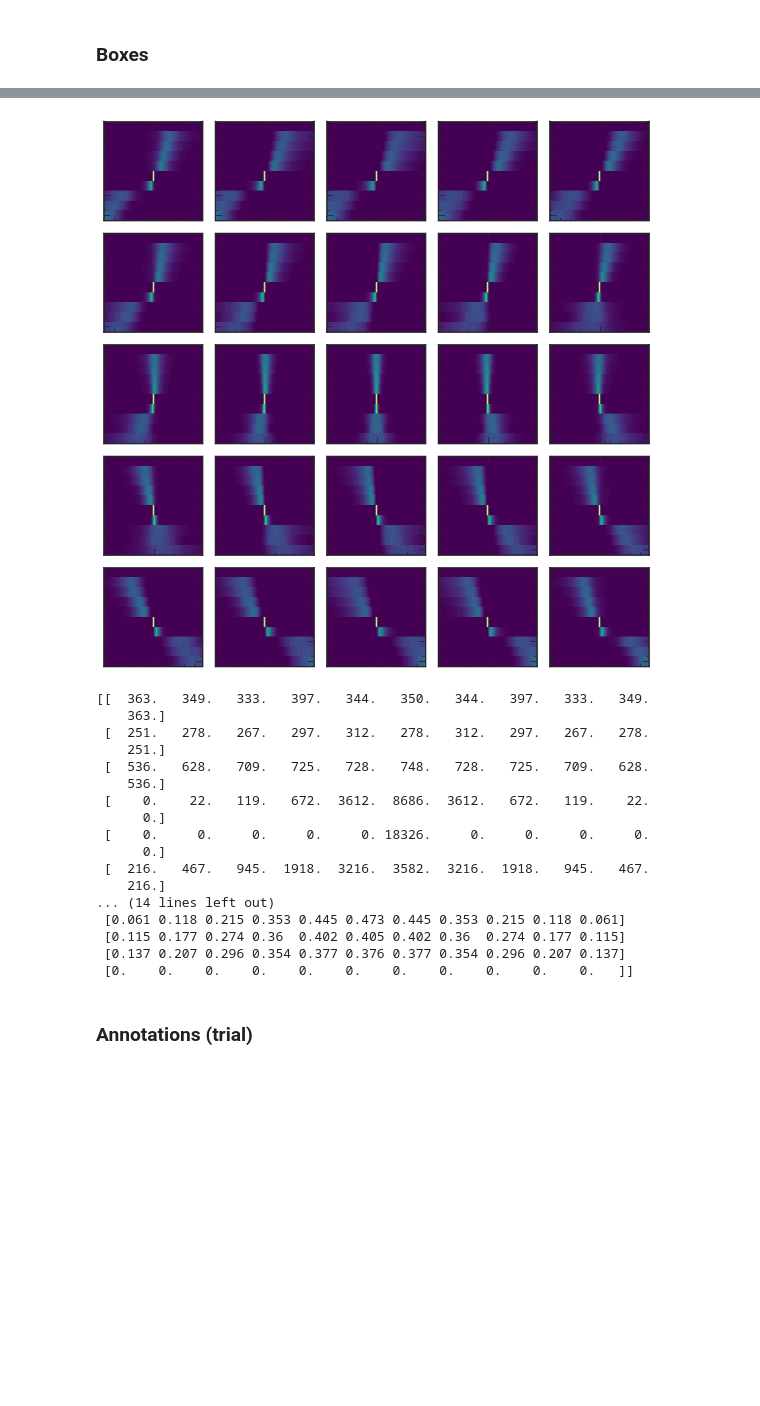
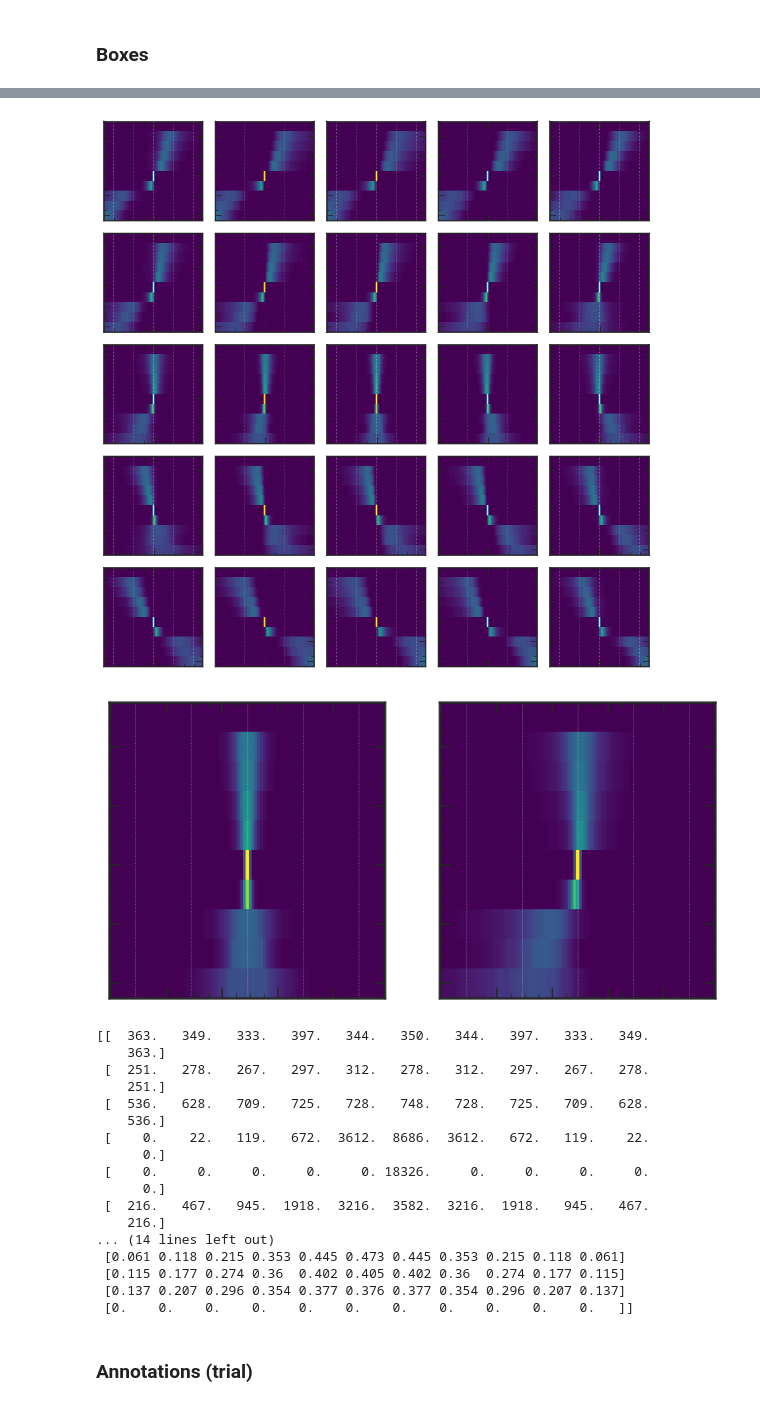
Before and after one commit to srosenzweig09/L1TMuonSimulationsMar2017, a Jupyter notebook: Analyzers/test9/cnn_training_boxes6.ipynb, the cells around one changed output, grey strips where cells are left out. Cells and saved outputs as stored; diff of their text form; code cells hidden in the pictures; blank space fills up the shorter version.

```diff
--- a/Analyzers/test9/cnn_training_boxes6.ipynb
+++ b/Analyzers/test9/cnn_training_boxes6.ipynb
@@ -583,9 +599,16 @@ Wall time: 13.1 µs
 # Apply anti-aliasing and normalization
 
 @numba.njit
+def njit_zero_pad(img, img_padded, pad_l, pad_t):
+  # based on pytorch nn.ZeroPad2d
+  img_padded[:] = 0
+  img_padded[pad_t:pad_t+img.shape[0], pad_l:pad_l+img.shape[1]] = img
+  return
+
+@numba.njit
 def njit_reflection_pad(img, img_padded, pad_l, pad_t):
   # based on pytorch nn.ReflectionPad2d
-  img_padded *= 0
+  img_padded[:] = 0
 
   for i in range(img_padded.shape[0]):
     if i < pad_t:
@@ -612,7 +635,7 @@ def njit_reflection_pad(img, img_padded, pad_l, pad_t):
 
 @numba.njit
 def njit_apply_filter(img, img_padded, filt, pad_l, pad_t):
-  img *= 0
+  img[:] = 0
 
   for i in range(img_padded.shape[0]):
     for j in range(img_padded.shape[1]):
@@ -646,7 +669,6 @@ class Antialiaser(object):
     box_shape = (num_box_rows, num_box_cols, num_box_channels)
     old_shape = box_shape
     new_shape = (old_shape[0] + self.pad_t * 2, old_shape[1] + self.pad_l * 2, old_shape[2])
-    self.img_orig = np.zeros(old_shape, dtype=np.float32)
     self.img_padded = np.zeros(new_shape, dtype=np.float32)
 
     #self.filt = np.array([1., 2., 1.])  # 1D
@@ -655,16 +677,10 @@ class Antialiaser(object):
     self.filt = self.filt.reshape(1, self.filt_size, 1)
 
   def __call__(self, img):
-    self.img_orig[:] = img
-
     # Add padding
     njit_reflection_pad(img, self.img_padded, self.pad_l, self.pad_t)
-
     # Apply filter
     njit_apply_filter(img, self.img_padded, self.filt, self.pad_l, self.pad_t)
-
-    # Remove anti-aliasing on pref_row
-    #img[pref_row, :] = self.img_orig[pref_row, :]
     return img
 
 # As function
@@ -683,22 +699,41 @@ normalize_image = Normalizer()
 # %%
 # Display boxes
 
-def display_boxes(zone, boxes_orig, boxes, cmap=blue_hot, figsize=(7.5,7.5)):
+def display_boxes(zone, boxes_orig, boxes, cmap=None, figsize=(7.5,7.5)):
   fig, axs = plt.subplots(num_par_rows, num_par_cols, figsize=figsize, tight_layout=True, sharex=True, sharey=True)
   for i in range(num_par_rows):
     for j in range(num_par_cols):
       ax = axs[(num_par_rows-1)-i, j]  # axs[0,0] is top left
       boxes[i, j] = boxes_orig[i, j]
-      img_orig = boxes_orig[i, j]
+      #img_orig = boxes_orig[i, j]
       img = boxes[i, j]
       antialias_image(img)
       normalize_image(img)
       #print(i, j, img_orig.sum(), img.sum())
-      ax.imshow(img[...,0], origin='lower', interpolation='none', aspect='auto')
+      ax.imshow(img[...,0], origin='lower', interpolation='none', aspect='auto', cmap=cmap)
       ax.set_xticklabels([])
       ax.set_yticklabels([])
       ax.grid(False)
+      for x in [-40, -20, 0, +20, 40]:  # custom grid lines
+        ax.plot([box_col_offset+x,box_col_offset+x], [-0.5,num_box_rows-0.5], color='w', alpha=0.4, linewidth=0.5, linestyle=':')
   plt.show()
+
+def display_specific_boxes(zone, boxes_orig, boxes, cmap=None, figsize=(6,6/2)):
+  # (2,2) vs (2,0)
+  fig, axs = plt.subplots(1, 2, figsize=figsize)
+  for i in range(2):
+    if i == 0:
+      img = boxes[2, 2]
+    elif i == 1:
+      img = boxes[2, 0]
+    ax = axs[i]
+    ax.imshow(img[...,0], origin='lower', interpolation='none', aspect='auto', cmap=cmap)
+    ax.set_xticklabels([])
+    ax.set_yticklabels([])
+    ax.grid(False)
+    for x in [-40, -20, 0, +20, 40]:  # custom grid lines
+      ax.plot([box_col_offset+x,box_col_offset+x], [-0.5,num_box_rows-0.5], color='w', alpha=0.4, linewidth=0.5, linestyle=':')
+  plt.show()
 # %%
 if do_boxes:
   with np.printoptions(precision=3) as opts:
@@ -778,25 +817,27 @@ if do_boxes:
 # %%
 if do_boxes:
   # Write
   outfile = 'boxes_zone%i.npz' % zone
   save_np_arrays(outfile, dict(boxes=boxes, boxes_orig=boxes_orig))
   logger.info('Wrote to {0}'.format(outfile))
 else:
   # Read
   infile = 'boxes_zone%i.1.npz' % zone
   logger.info('Loading from {0}'.format(infile))
   with np.load(infile) as f:
     boxes = f['boxes']
     boxes_orig = f['boxes_orig']
 
   # Display boxes
   with np.printoptions(precision=3) as opts:
     display_boxes(zone, boxes_orig, boxes)
+    display_specific_boxes(zone, boxes_orig, boxes)
     print(boxes_orig[2, 2, :, box_col_offset-5:box_col_offset+6, 0])
     print(boxes[2, 2, :, box_col_offset-5:box_col_offset+6, 0])
 # %% [output]
 [INFO    ] Loading from boxes_zone0.1.npz
 [figure]
+[figure, added]
 [[  363.   349.   333.   397.   344.   350.   344.   397.   333.   349.
     363.]
  [  251.   278.   267.   297.   312.   278.   312.   297.   267.   278.
```
Also changed, not shown: parts of 24 cells of this notebook, 1 other file.
